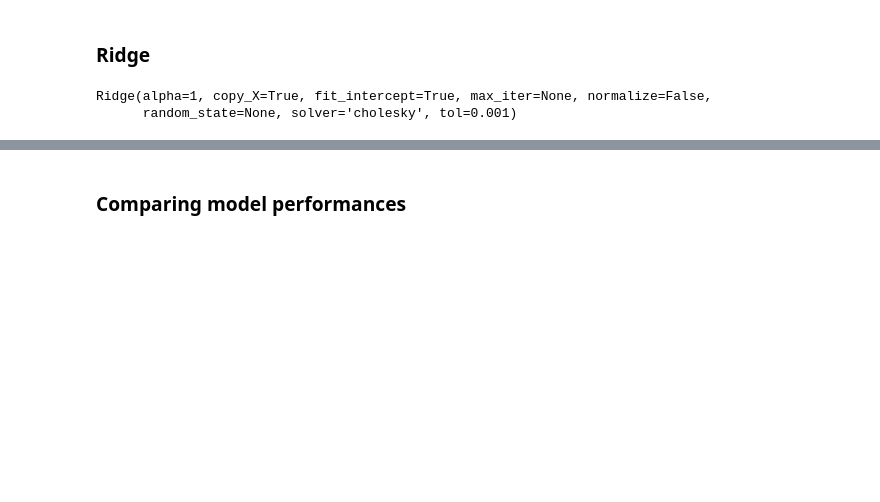
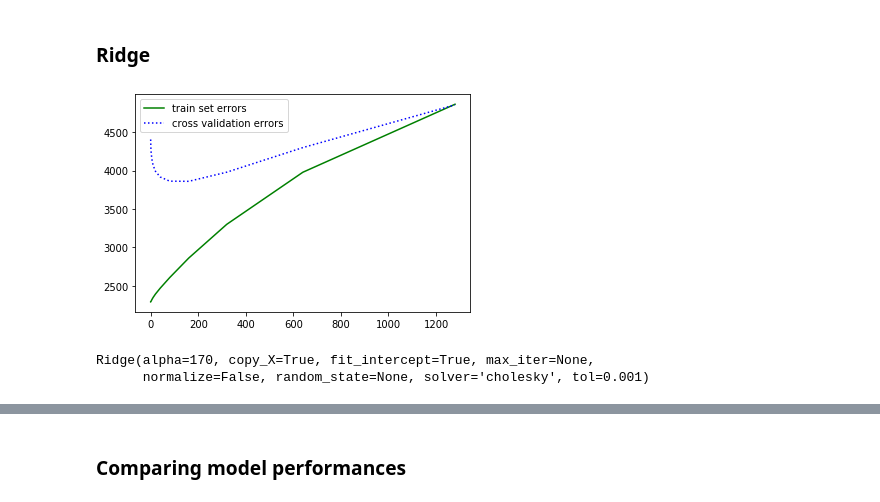
Before and after one commit to guldenturgay/auto-price, a Jupyter notebook: auto-price.ipynb, the cells around one changed output, grey strips where cells are left out. Saved outputs shown, nothing was run; the diff lists cells and outputs as text; code cells hidden in the pictures; blank space fills up the shorter version.

```diff
--- a/auto-price.ipynb
+++ b/auto-price.ipynb
@@ -403,12 +416,40 @@ Standart deviation: 2332.2030174416113
 # %% [markdown]
 ### Ridge
+# %%
+from sklearn.linear_model import Ridge
+
+RMSE_train=[]
+RMSE_cv=[]
+
+alphas = [0.001, 0.005, 0.01, 0.02, 0.05, 1, 2, 5, 10,20, 40, 80, 160, 320, 640, 1280]
+
+for alpha in alphas:
+    RM = Ridge(alpha=alpha)
+    RM.fit(X_train, y_train)
+    y_pred = RM.predict(X_train)
+    ridge_mse = mean_squared_error(y_train, y_pred)
+    ridge_rmse = np.sqrt(ridge_mse)
+    RMSE_train.append(ridge_rmse)
+
+    ridge_scores = cross_val_score(RM, X, y, scoring='neg_mean_squared_error', cv=10)
+    ridge_rmse_scores = np.sqrt(-ridge_scores)
+    RMSE_cv.append(ridge_rmse_scores.mean())
+# %%
+import matplotlib.pyplot as plt
+
+plt.plot(alphas, RMSE_train, '-g', label='train set errors')
+plt.plot(alphas, RMSE_cv, ':b', label='cross validation errors')
+
+plt.legend();
+# %% [output]
+[figure, added]
 # %%
-from sklearn.linear_model import Ridge
-ridge_reg = Ridge(alpha=1, solver='cholesky')
+
+ridge_reg = Ridge(alpha=170, solver='cholesky')
 ridge_reg.fit(X_train,y_train)
 # %% [output]
-Ridge(alpha=1, copy_X=True, fit_intercept=True, max_iter=None, normalize=False,
-      random_state=None, solver='cholesky', tol=0.001)
+Ridge(alpha=170, copy_X=True, fit_intercept=True, max_iter=None,
+      normalize=False, random_state=None, solver='cholesky', tol=0.001)
 # %%
 y_pred = ridge_reg.predict(X_train)
 ridge_mse = mean_squared_error(y_train, y_pred)
```
Also changed, not shown: parts of 16 cells of this notebook, 3 other files.
